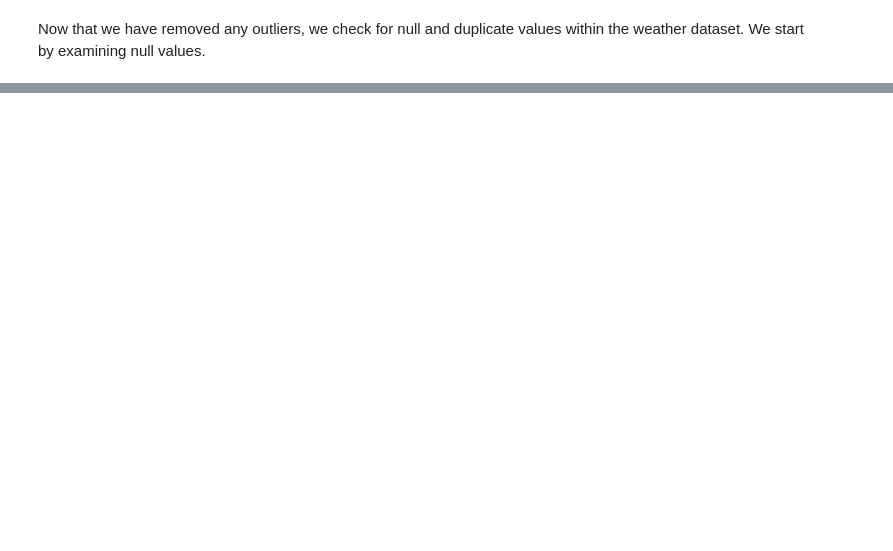
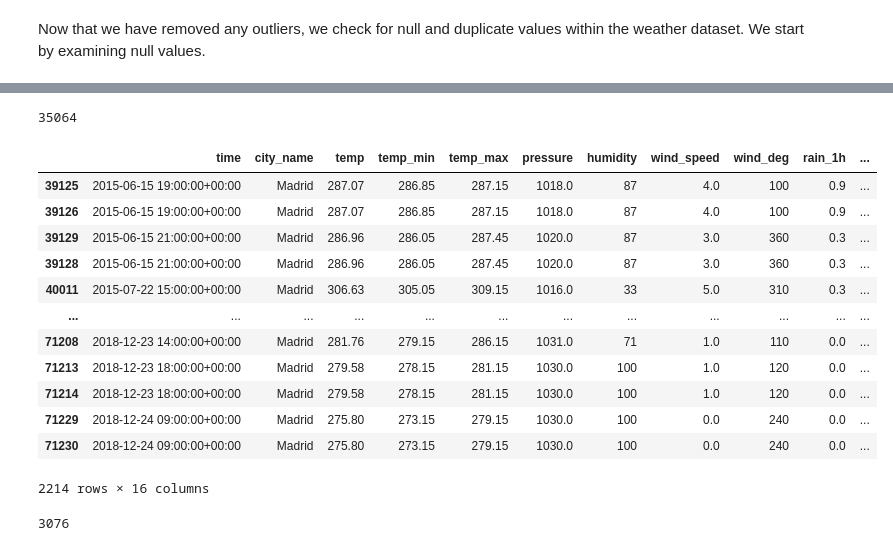
Before and after one commit to MaxBodley/spain-power-forecast, a Jupyter notebook: Analysis.ipynb, the cells around one changed output, grey strips where cells are left out. Saved outputs shown, nothing was run; the diff lists cells and outputs as text; code cells hidden in the pictures; blank space fills up the shorter version.

```diff
--- a/Analysis.ipynb
+++ b/Analysis.ipynb
@@ -283,0 +310,28 @@ def percentage_error(df, actual, target, new_column_name):
+# %%
+(weather_df_wo_dups[weather_df_wo_dups.city_name == 'Valencia'].index == energy_df.index).sum()
+# %% [output]
+35064
+# %%
+duplicated_bool = weather_df.reset_index().duplicated(subset=['time', 'city_name'], keep=False)
+# %%
+duplicated_data = weather_df.reset_index()[duplicated_bool]
+
+duplicated_data.sort_values('time')[duplicated_data.city_name=='Madrid']
+# %% [output]
+|  | time | city_name | temp | temp_min | temp_max | pressure | humidity | wind_speed | wind_deg | rain_1h | ... |
+| 39125 | 2015-06-15 19:00:00+00:00 | Madrid | 287.07 | 286.85 | 287.15 | 1018.0 | 87 | 4.0 | 100 | 0.9 | ... |
+| 39126 | 2015-06-15 19:00:00+00:00 | Madrid | 287.07 | 286.85 | 287.15 | 1018.0 | 87 | 4.0 | 100 | 0.9 | ... |
+| 39129 | 2015-06-15 21:00:00+00:00 | Madrid | 286.96 | 286.05 | 287.45 | 1020.0 | 87 | 3.0 | 360 | 0.3 | ... |
+| 39128 | 2015-06-15 21:00:00+00:00 | Madrid | 286.96 | 286.05 | 287.45 | 1020.0 | 87 | 3.0 | 360 | 0.3 | ... |
+| 40011 | 2015-07-22 15:00:00+00:00 | Madrid | 306.63 | 305.05 | 309.15 | 1016.0 | 33 | 5.0 | 310 | 0.3 | ... |
+| ... | ... | ... | ... | ... | ... | ... | ... | ... | ... | ... | ... |
+| 71208 | 2018-12-23 14:00:00+00:00 | Madrid | 281.76 | 279.15 | 286.15 | 1031.0 | 71 | 1.0 | 110 | 0.0 | ... |
+| 71213 | 2018-12-23 18:00:00+00:00 | Madrid | 279.58 | 278.15 | 281.15 | 1030.0 | 100 | 1.0 | 120 | 0.0 | ... |
+| 71214 | 2018-12-23 18:00:00+00:00 | Madrid | 279.58 | 278.15 | 281.15 | 1030.0 | 100 | 1.0 | 120 | 0.0 | ... |
+| 71229 | 2018-12-24 09:00:00+00:00 | Madrid | 275.80 | 273.15 | 279.15 | 1030.0 | 100 | 0.0 | 240 | 0.0 | ... |
+| 71230 | 2018-12-24 09:00:00+00:00 | Madrid | 275.80 | 273.15 | 279.15 | 1030.0 | 100 | 0.0 | 240 | 0.0 | ... |
+2214 rows × 16 columns
+# %%
+(with_duplicates - wo_duplicates).sum()
+# %% [output]
+3076
```
Also changed, not shown: parts of 23 cells of this notebook.
